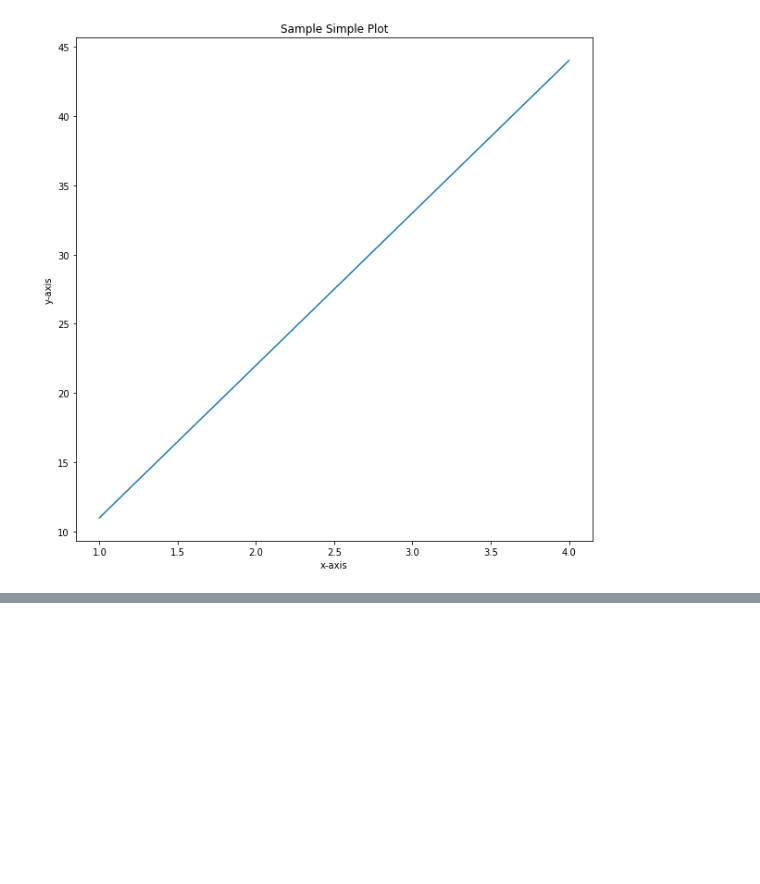
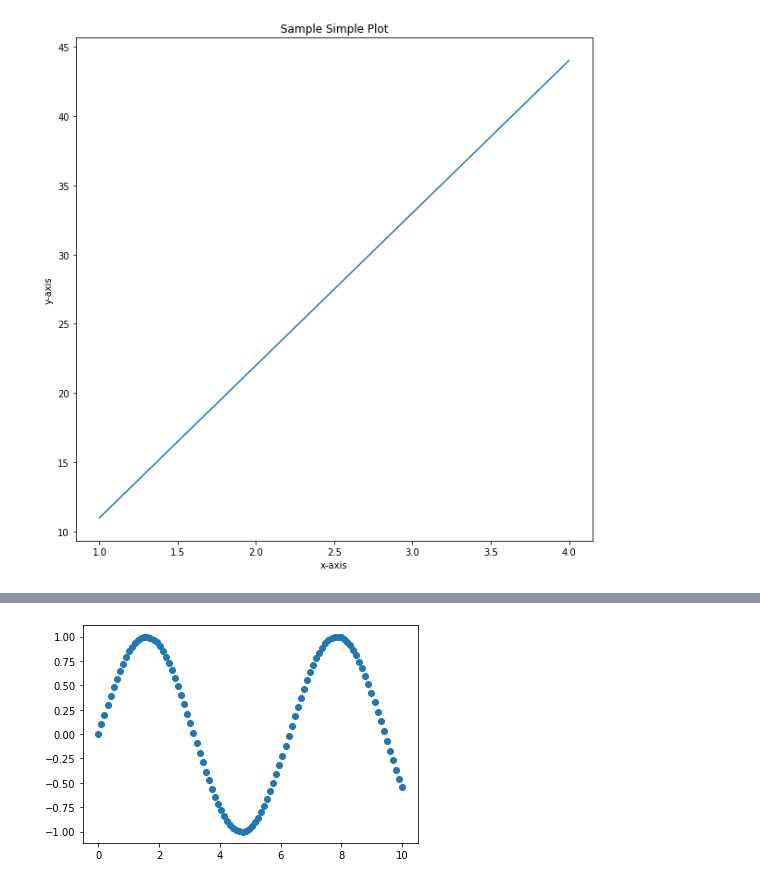
Before and after one commit to chesterheng/machinelearning-datascience, a Jupyter notebook: sample-project/introduction-to-matplotlib.ipynb, the cells around one changed output, grey strips where cells are left out. Saved outputs shown, nothing was run; the diff lists cells and outputs as text; code cells hidden in the pictures; blank space fills up the shorter version.

```diff
--- a/sample-project/introduction-to-matplotlib.ipynb
+++ b/sample-project/introduction-to-matplotlib.ipynb
@@ -88,0 +119,6 @@ fig.savefig("images/simple-plot.png")
+# %%
+# Another scatter plot
+fig, ax = plt.subplots()
+ax.scatter(x, np.sin(x));
+# %% [output]
+[figure, added]
```
Also changed, not shown: parts of 6 cells of this notebook, 2 other files.
